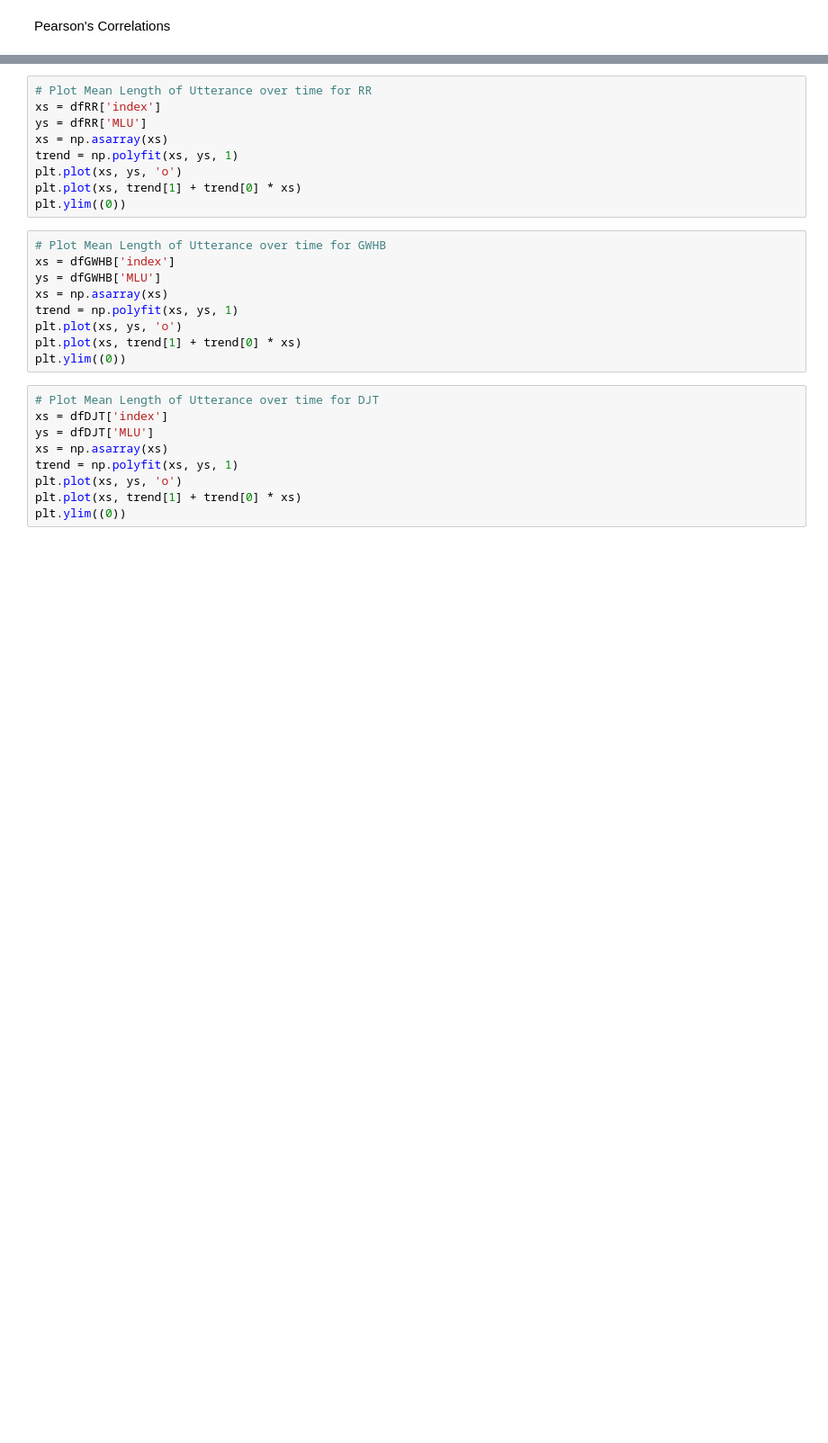
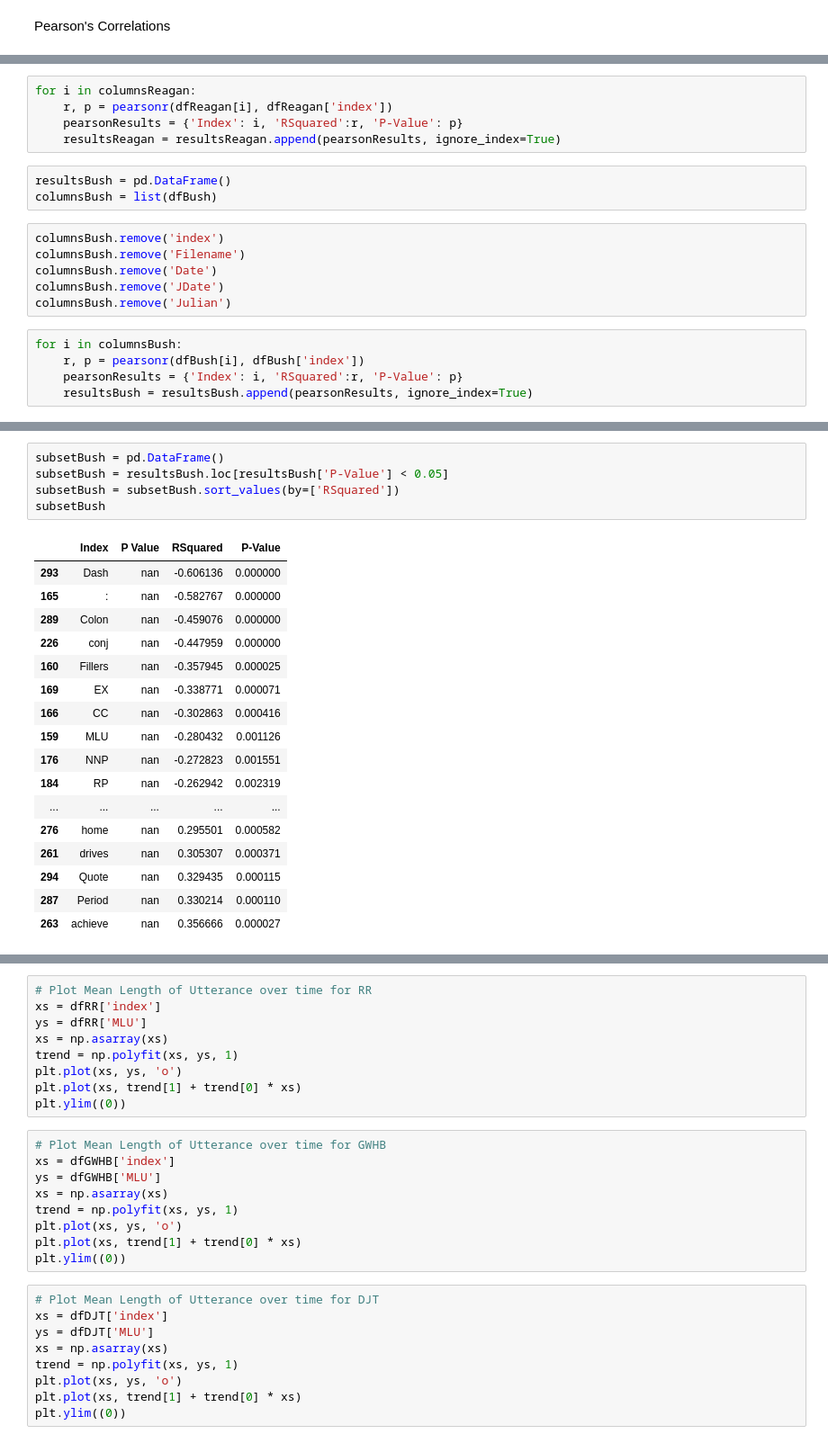
Before and after one commit to joealcantara/NLP, a Jupyter notebook: featureCreator.ipynb, the cells around one changed output, grey strips where cells are left out. Shown at 90% size. Cells and saved outputs as stored; diff of their text form; blank space fills up the shorter version.

```diff
--- a/featureCreator.ipynb
+++ b/featureCreator.ipynb
@@ -601,0 +313,19 @@ print('P Value', '{0:.10f}'.format(p))
+# %%
+for i in columnsReagan:
+    r, p = pearsonr(dfReagan[i], dfReagan['index'])
+    pearsonResults = {'Index': i, 'RSquared':r, 'P-Value': p}
+    resultsReagan = resultsReagan.append(pearsonResults, ignore_index=True)
+# %%
+resultsBush = pd.DataFrame()
+columnsBush = list(dfBush)
+# %%
+columnsBush.remove('index')
+columnsBush.remove('Filename')
+columnsBush.remove('Date')
+columnsBush.remove('JDate')
+columnsBush.remove('Julian')
+# %%
+for i in columnsBush:
+    r, p = pearsonr(dfBush[i], dfBush['index'])
+    pearsonResults = {'Index': i, 'RSquared':r, 'P-Value': p}
+    resultsBush = resultsBush.append(pearsonResults, ignore_index=True)
@@ -601,0 +369,23 @@ print('P Value', '{0:.10f}'.format(p))
+# %%
+subsetBush = pd.DataFrame()
+subsetBush = resultsBush.loc[resultsBush['P-Value'] < 0.05]
+subsetBush = subsetBush.sort_values(by=['RSquared'])
+subsetBush
+# %% [output]
+|  | Index | P Value | RSquared | P-Value |
+| 293 | Dash | nan | -0.606136 | 0.000000 |
+| 165 | : | nan | -0.582767 | 0.000000 |
+| 289 | Colon | nan | -0.459076 | 0.000000 |
+| 226 | conj | nan | -0.447959 | 0.000000 |
+| 160 | Fillers | nan | -0.357945 | 0.000025 |
+| 169 | EX | nan | -0.338771 | 0.000071 |
+| 166 | CC | nan | -0.302863 | 0.000416 |
+| 159 | MLU | nan | -0.280432 | 0.001126 |
+| 176 | NNP | nan | -0.272823 | 0.001551 |
+| 184 | RP | nan | -0.262942 | 0.002319 |
+| ... | ... | ... | ... | ... |
+| 276 | home | nan | 0.295501 | 0.000582 |
+| 261 | drives | nan | 0.305307 | 0.000371 |
+| 294 | Quote | nan | 0.329435 | 0.000115 |
+| 287 | Period | nan | 0.330214 | 0.000110 |
+| 263 | achieve | nan | 0.356666 | 0.000027 |
```
Also changed, not shown: parts of 97 cells of this notebook, 8 other files.
